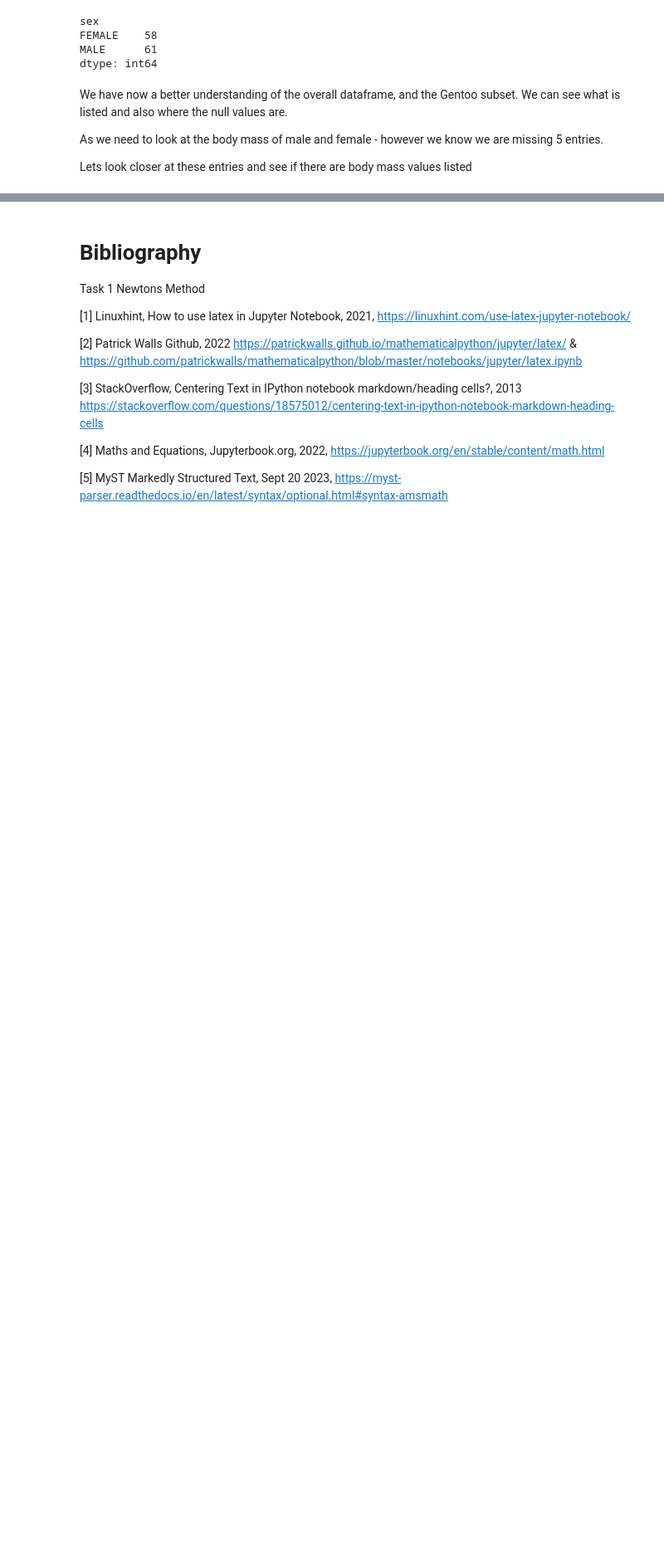
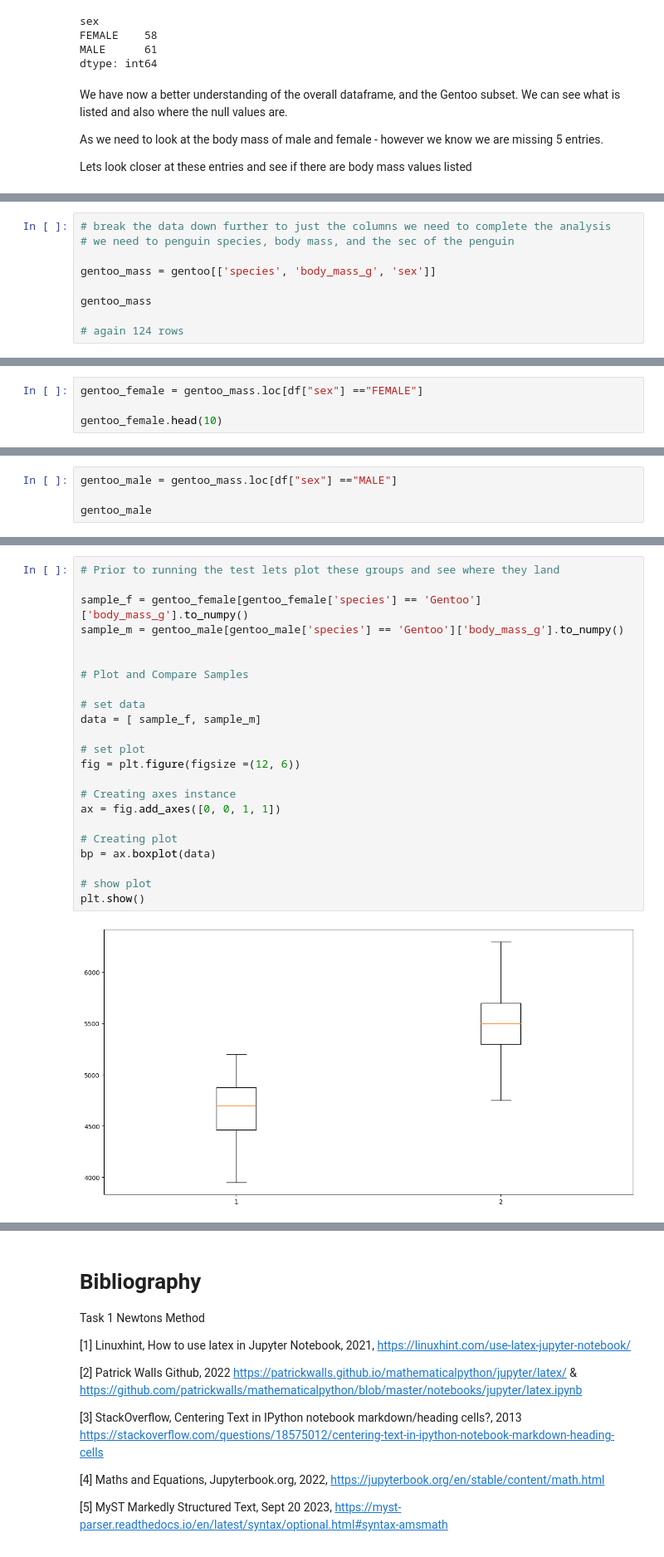
Before and after one commit to VCurry20/MachineLearning_Statistics, a Jupyter notebook: Tasks.ipynb, the cells around one changed output, grey strips where cells are left out. Shown at 83% size. Saved outputs shown, nothing was run; the diff lists cells and outputs as text; blank space fills up the shorter version.

```diff
--- a/Tasks.ipynb
+++ b/Tasks.ipynb
@@ -651,0 +663,9 @@ missing_gentoo = gentoo.loc[gentoo["sex"] == ""]
+# %%
+# break the data down further to just the columns we need to complete the analysis
+# we need to penguin species, body mass, and the sec of the penguin
+
+gentoo_mass = gentoo[['species', 'body_mass_g', 'sex']]
+
+gentoo_mass
+
+# again 124 rows
@@ -651,0 +702,4 @@ missing_gentoo = gentoo.loc[gentoo["sex"] == ""]
+# %%
+gentoo_female = gentoo_mass.loc[df["sex"] =="FEMALE"]
+
+gentoo_female.head(10)
@@ -651,0 +718,4 @@ missing_gentoo = gentoo.loc[gentoo["sex"] == ""]
+# %%
+gentoo_male = gentoo_mass.loc[df["sex"] =="MALE"]
+
+gentoo_male
@@ -651,0 +736,25 @@ missing_gentoo = gentoo.loc[gentoo["sex"] == ""]
+# %%
+# Prior to running the test lets plot these groups and see where they land
+
+sample_f = gentoo_female[gentoo_female['species'] == 'Gentoo']['body_mass_g'].to_numpy()
+sample_m = gentoo_male[gentoo_male['species'] == 'Gentoo']['body_mass_g'].to_numpy()
+
+
+# Plot and Compare Samples
+
+# set data
+data = [ sample_f, sample_m]
+
+# set plot
+fig = plt.figure(figsize =(12, 6))
+
+# Creating axes instance
+ax = fig.add_axes([0, 0, 1, 1])
+
+# Creating plot
+bp = ax.boxplot(data)
+
+# show plot
+plt.show()
+# %% [output]
+[figure, added]
```
Also changed, not shown: parts of 19 cells of this notebook, 1 other file.
